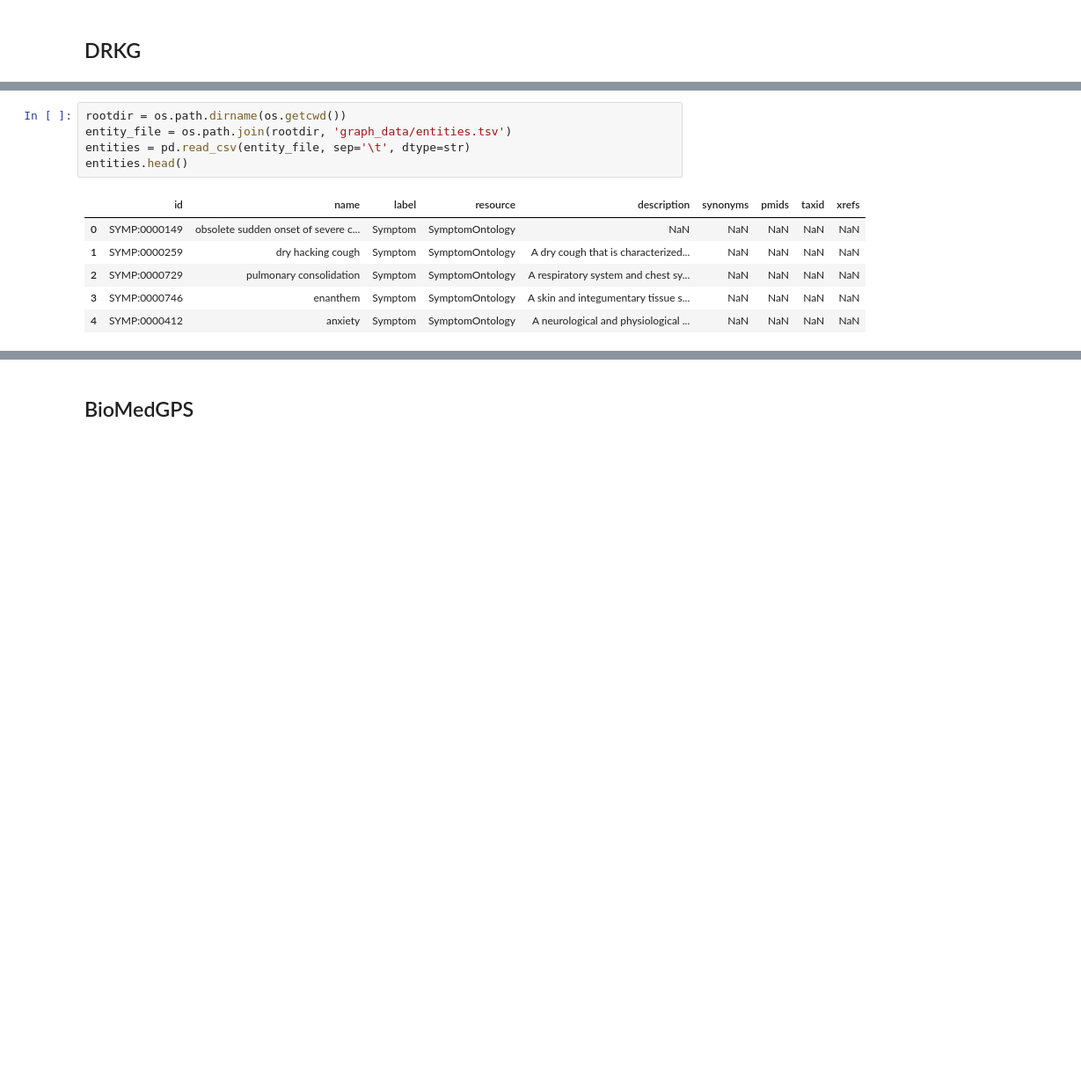
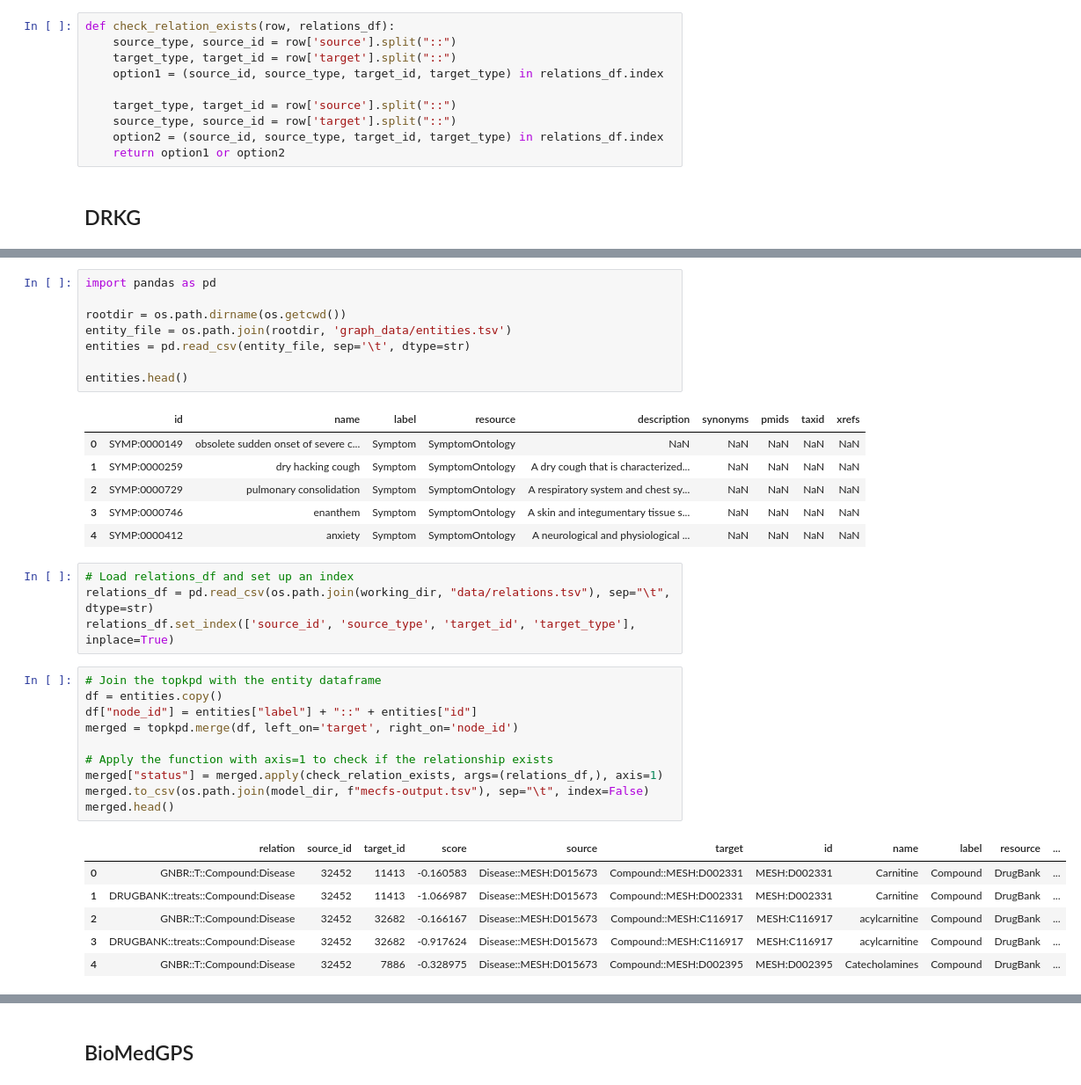
Before and after one commit to open-prophetdb/biomedgps-data, a Jupyter notebook: models/model_link_predict.ipynb, the cells around one changed output, grey strips where cells are left out. Shown: that part at 88% size. Saved outputs shown, nothing was run; the diff lists cells and outputs as text; blank space fills up the shorter version.

```diff
--- a/models/model_link_predict.ipynb
+++ b/models/model_link_predict.ipynb
@@ -163,6 +163,16 @@ def relation_ave(model_map, results, reverse_prediction=True, topk=100):
     topkpd=allpd.sort_values("score",ascending=False).head(n=topk)
     topkpd["target"] = [entity_id_map[i] for i in topkpd["target_id"]]
     return topkpd
+# %%
+def check_relation_exists(row, relations_df):
+    source_type, source_id = row['source'].split("::")
+    target_type, target_id = row['target'].split("::")
+    option1 = (source_id, source_type, target_id, target_type) in relations_df.index
+
+    target_type, target_id = row['source'].split("::")
+    source_type, source_id = row['target'].split("::")
+    option2 = (source_id, source_type, target_id, target_type) in relations_df.index
+    return option1 or option2
 # %% [markdown]
 ## DRKG
 # %%
@@ -228,7 +240,10 @@ sns.histplot(x='score', hue='relation', data=topkpd, element='step', ax=ax)
 # %%
+import pandas as pd
+
 rootdir = os.path.dirname(os.getcwd())
 entity_file = os.path.join(rootdir, 'graph_data/entities.tsv')
 entities = pd.read_csv(entity_file, sep='\t', dtype=str)
+
 entities.head()
 # %% [output]
 |  | id | name | label | resource | description | synonyms | pmids | taxid | xrefs |
@@ -237,3 +252,24 @@ entities.head()
 | 2 | SYMP:0000729 | pulmonary consolidation | Symptom | SymptomOntology | A respiratory system and chest sy... | NaN | NaN | NaN | NaN |
 | 3 | SYMP:0000746 | enanthem | Symptom | SymptomOntology | A skin and integumentary tissue s... | NaN | NaN | NaN | NaN |
 | 4 | SYMP:0000412 | anxiety | Symptom | SymptomOntology | A neurological and physiological ... | NaN | NaN | NaN | NaN |
+# %%
+# Load relations_df and set up an index
+relations_df = pd.read_csv(os.path.join(working_dir, "data/relations.tsv"), sep="\t", dtype=str)
+relations_df.set_index(['source_id', 'source_type', 'target_id', 'target_type'], inplace=True)
+# %%
+# Join the topkpd with the entity dataframe
+df = entities.copy()
+df["node_id"] = entities["label"] + "::" + entities["id"]
+merged = topkpd.merge(df, left_on='target', right_on='node_id')
+
+# Apply the function with axis=1 to check if the relationship exists
+merged["status"] = merged.apply(check_relation_exists, args=(relations_df,), axis=1)
+merged.to_csv(os.path.join(model_dir, f"mecfs-output.tsv"), sep="\t", index=False)
+merged.head()
+# %% [output]
+|  | relation | source_id | target_id | score | source | target | id | name | label | resource | ... |
+| 0 | GNBR::T::Compound:Disease | 32452 | 11413 | -0.160583 | Disease::MESH:D015673 | Compound::MESH:D002331 | MESH:D002331 | Carnitine | Compound | DrugBank | ... |
+| 1 | DRUGBANK::treats::Compound:Disease | 32452 | 11413 | -1.066987 | Disease::MESH:D015673 | Compound::MESH:D002331 | MESH:D002331 | Carnitine | Compound | DrugBank | ... |
+| 2 | GNBR::T::Compound:Disease | 32452 | 32682 | -0.166167 | Disease::MESH:D015673 | Compound::MESH:C116917 | MESH:C116917 | acylcarnitine | Compound | DrugBank | ... |
+| 3 | DRUGBANK::treats::Compound:Disease | 32452 | 32682 | -0.917624 | Disease::MESH:D015673 | Compound::MESH:C116917 | MESH:C116917 | acylcarnitine | Compound | DrugBank | ... |
+| 4 | GNBR::T::Compound:Disease | 32452 | 7886 | -0.328975 | Disease::MESH:D015673 | Compound::MESH:D002395 | MESH:D002395 | Catecholamines | Compound | DrugBank | ... |
```
Also changed, not shown: parts of 22 cells of this notebook, 5 other files.
